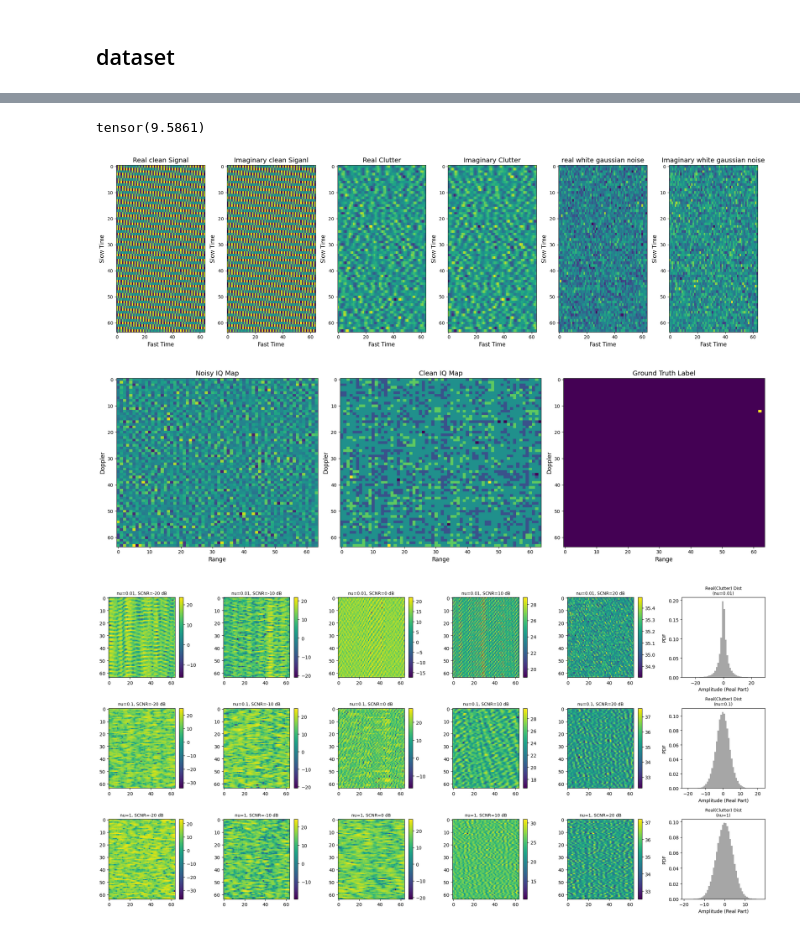
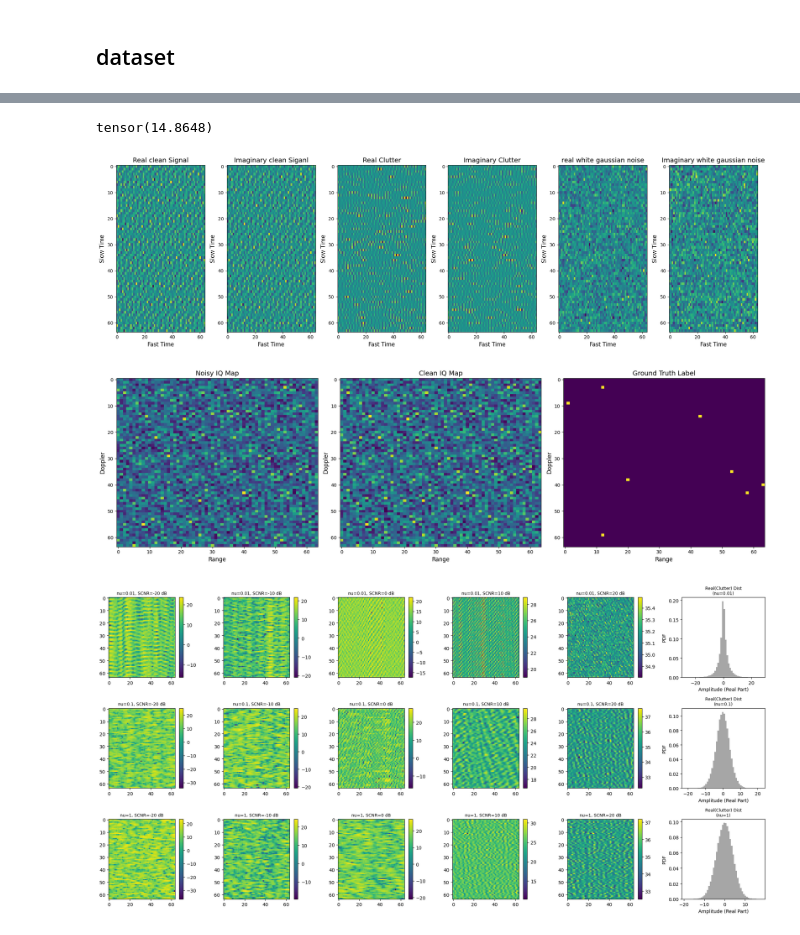
Before and after one commit to arigra/Heavy-Clutter-Detection, a Jupyter notebook: notebooks/IQMethods.ipynb, the cells around one changed output, grey strips where cells are left out. Saved outputs shown, nothing was run; the diff lists cells and outputs as text; code cells hidden in the pictures.

```diff
--- a/notebooks/IQMethods.ipynb
+++ b/notebooks/IQMethods.ipynb
@@ -410,10 +420,10 @@ tensor(-4.4087)
 # %%
-train_dataset_with_targets = RadarDataset(num_samples=10240, n_targets=1, random_n_targets=False, snr=20, cnr=10)
+train_dataset_with_targets = RadarDataset(num_samples=10240, n_targets=8, random_n_targets=True, snr=30, cnr=15)
 visualize_sample(train_dataset_with_targets, sample_index=1)
 # %% [output]
-tensor(9.5861)
+tensor(14.8648)
-[figure, old version]
+[figure, new version]
-[figure, old version]
+[figure, new version]
 # %%
 compare_nu_scnr(nu_values=[0.01, 0.1, 1], scnr_values=[-20, -10, 0, 10, 20], radar_dataset_class=RadarDataset)
 # %% [output]
```
Also changed, not shown: parts of 38 cells of this notebook, 1 other file.
